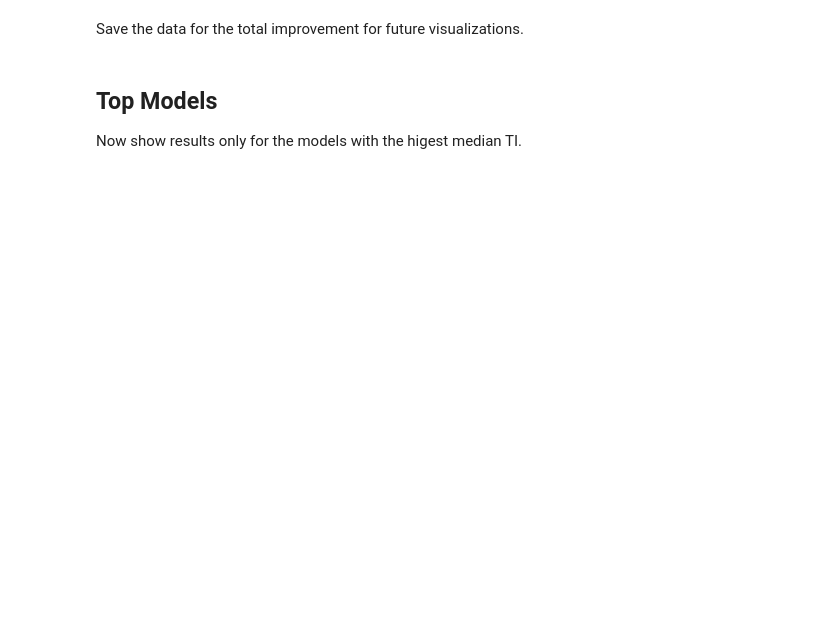
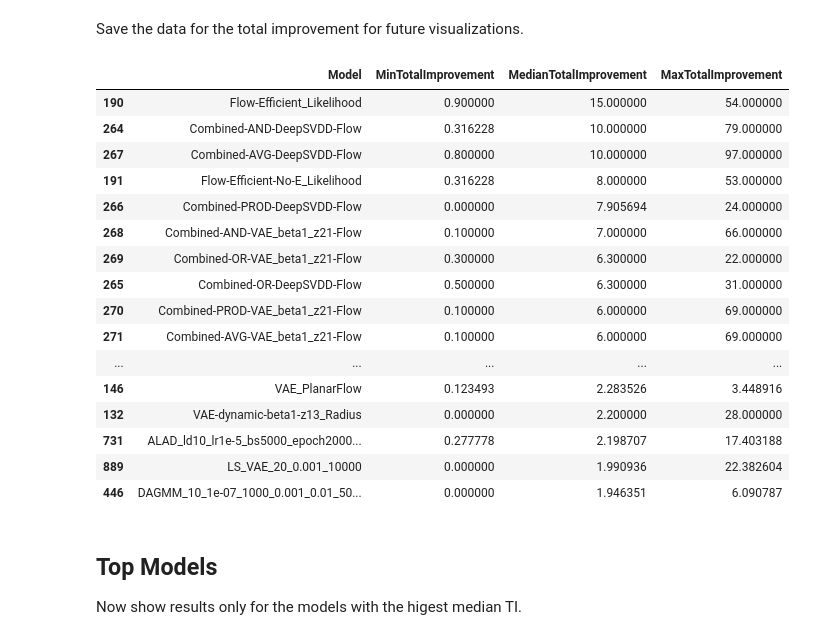
Before and after one commit to bostdiek/DarkMachines-UnsupervisedChallenge, a Jupyter notebook: notebooks/04-SignificanceImprovement.ipynb, the cells around one changed output. Cells and saved outputs as stored; diff of their text form; code cells hidden in the pictures; blank space fills up the shorter version.

```diff
--- a/notebooks/04-SignificanceImprovement.ipynb
+++ b/notebooks/04-SignificanceImprovement.ipynb
@@ -438,6 +513,26 @@ Save the data for the total improvement for future visualizations.
 # %%
 TIdf = SI_DF[['Model', 'MinTotalImprovement', 'MedianTotalImprovement', 'MaxTotalImprovement']].sort_values(by='MedianTotalImprovement', ascending=False)
 TIdf.to_csv('../data/DarkMachinesUnsupervisedChallenge_TotalImprovements.csv', index=False)
+# %%
+TIdf.iloc[:20]
+# %% [output]
+|  | Model | MinTotalImprovement | MedianTotalImprovement | MaxTotalImprovement |
+| 190 | Flow-Efficient_Likelihood | 0.900000 | 15.000000 | 54.000000 |
+| 264 | Combined-AND-DeepSVDD-Flow | 0.316228 | 10.000000 | 79.000000 |
+| 267 | Combined-AVG-DeepSVDD-Flow | 0.800000 | 10.000000 | 97.000000 |
+| 191 | Flow-Efficient-No-E_Likelihood | 0.316228 | 8.000000 | 53.000000 |
+| 266 | Combined-PROD-DeepSVDD-Flow | 0.000000 | 7.905694 | 24.000000 |
+| 268 | Combined-AND-VAE_beta1_z21-Flow | 0.100000 | 7.000000 | 66.000000 |
+| 269 | Combined-OR-VAE_beta1_z21-Flow | 0.300000 | 6.300000 | 22.000000 |
+| 265 | Combined-OR-DeepSVDD-Flow | 0.500000 | 6.300000 | 31.000000 |
+| 270 | Combined-PROD-VAE_beta1_z21-Flow | 0.100000 | 6.000000 | 69.000000 |
+| 271 | Combined-AVG-VAE_beta1_z21-Flow | 0.100000 | 6.000000 | 69.000000 |
+| ... | ... | ... | ... | ... |
+| 146 | VAE_PlanarFlow | 0.123493 | 2.283526 | 3.448916 |
+| 132 | VAE-dynamic-beta1-z13_Radius | 0.000000 | 2.200000 | 28.000000 |
+| 731 | ALAD_ld10_lr1e-5_bs5000_epoch2000... | 0.277778 | 2.198707 | 17.403188 |
+| 889 | LS_VAE_20_0.001_10000 | 0.000000 | 1.990936 | 22.382604 |
+| 446 | DAGMM_10_1e-07_1000_0.001_0.01_50... | 0.000000 | 1.946351 | 6.090787 |
 # %% [markdown]
 ## Top Models
 Now show results only for the models with the higest median TI.
```
Also changed, not shown: parts of 26 cells of this notebook, 42 other files.
